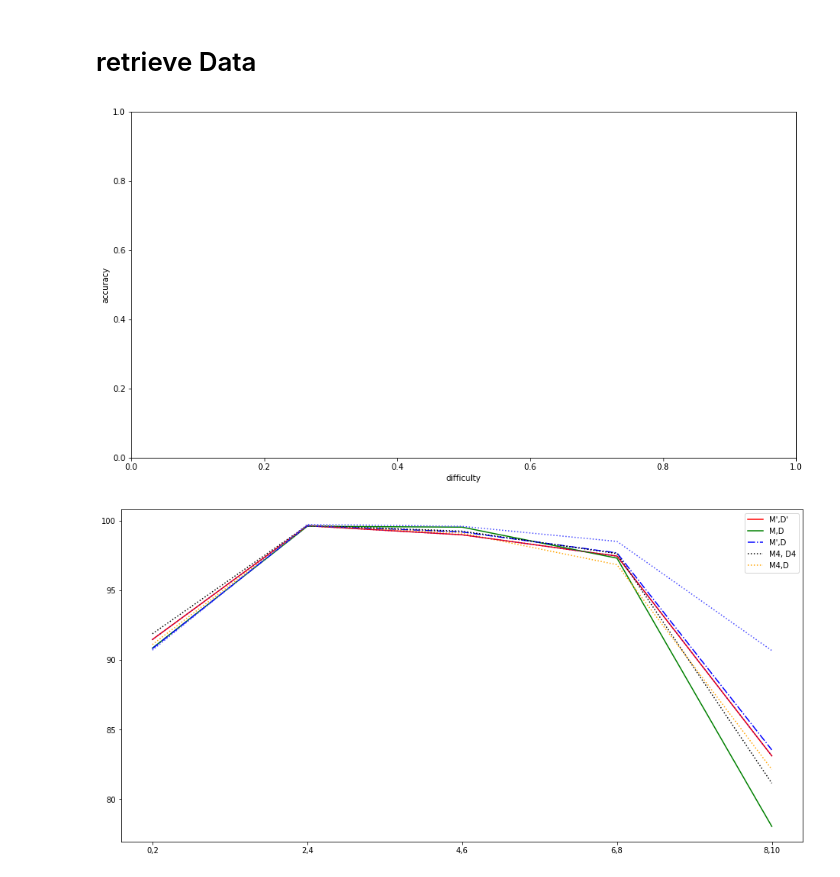
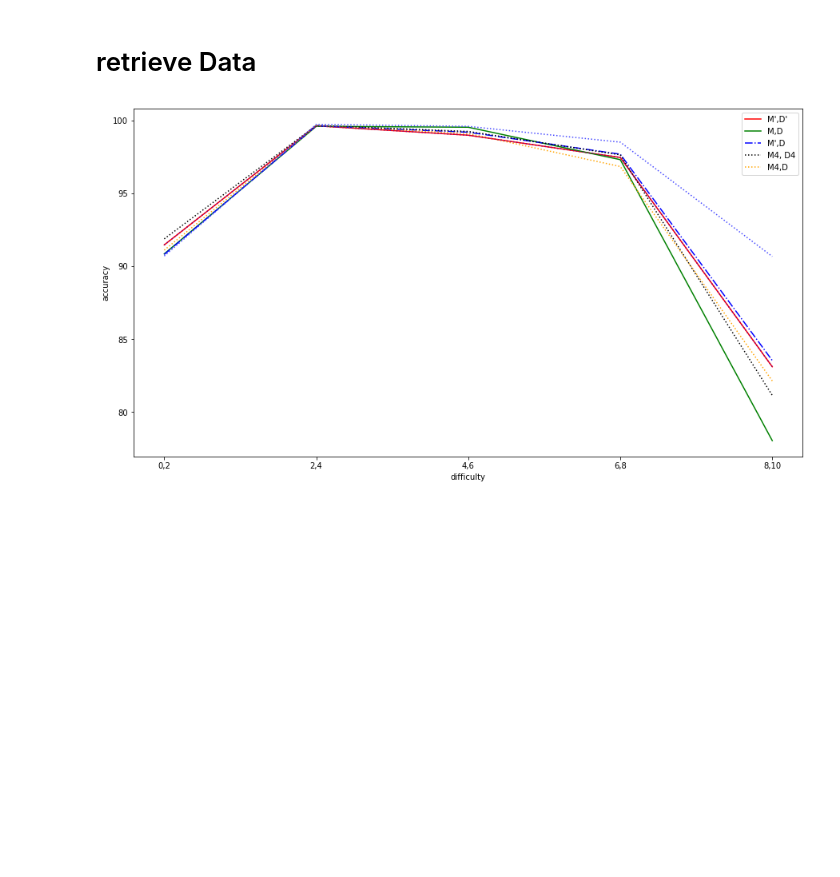
Before and after one commit to behzadnet/Intervention, a Jupyter notebook: plots_fashionMnist.ipynb, the cells around one changed output. Drawn from its saved outputs; the diff is of its cells as text; code cells hidden in the pictures; blank space fills up the shorter version.

```diff
--- a/plots_fashionMnist.ipynb
+++ b/plots_fashionMnist.ipynb
@@ -846,34 +848,33 @@ array([0.90711125, 0.99745095, 0.99606984, 0.98523711, 0.90680507])
 # %% [markdown]
 # retrieve Data
 # %%
-# meanPerBin = np.array([0.79911429, 0.8317701 , 0.8279106 , 0.81521758, 0.81394129,0.79659775, 0.78136204, 0.7744887 , 0.74064942, 0.67989944])
-# meanPerBinCont = np.array([0.7800258,  0.83596367, 0.83271156, 0.81696018, 0.82122909, 0.79755006, 0.79041608, 0.76958496, 0.74295535, 0.69217899])
-# meanPerBinCont_nor = np.array([0.79357795, 0.83053856, 0.82169406, 0.82186363, 0.82370602, 0.79388916, 0.77930374, 0.77309898, 0.74168162, 0.68372838])
-# meanPerBinBal = np.array([0.78498974, 0.83855680, 0.82553396, 0.82107758, 0.81414839, 0.80924323, 0.81469207, 0.76007291, 0.73365259, 0.69200589])
-# meanPerBinBal_nor = np.array([0.79348715, 0.83166712, 0.82205704, 0.81883997, 0.81243234, 0.79869765, 0.78910854, 0.77951118, 0.73790904, 0.69339632])
-# meanPerBinEasyout = np.array([0.79334218 , 0.79334218 , 0.79334218, 0.80756179, 0.8131354 , 0.79361026, 0.79262054, 0.78199897, 0.73976877, 0.70033181])
-# meanPerBinEasy_nor = np.array([0.78499383, 0.82561504, 0.82931231, 0.82032643, 0.81302297, 0.78776397, 0.79233419, 0.77548839, 0.74970538, 0.69538593])
+meanPerBin = np.array([0.90857169, 0.99608696, 0.99548023, 0.97322462, 0.78041297])
+meanPerBinCont = np.array([0.91473156, 0.99643455, 0.99000095, 0.97472413, 0.83111452])
+meanPerBinCont_nor = np.array([0.90819363, 0.99643015, 0.99205411, 0.97696814, 0.83540584])
+meanPerBinBal = np.array([0.91888459, 0.99669727, 0.99260397, 0.97652241, 0.81149581])
+meanPerBinBal_nor = np.array([0.91112821, 0.99640992, 0.99121775, 0.96850775, 0.82140897])
+meanPerBinEasyout = np.array([0.914731556, 0.99643454, 0.99000095, 0.97472413, 0.83111452])
+meanPerBinEasy_nor = np.array([0.90711125, 0.99745095, 0.99606984, 0.98523711, 0.90680507])
 # %%
 plt.xlabel("difficulty")
 plt.ylabel("accuracy")
 #plt.ylim([0, 100])
-plt.figure(figsize=(16,8))
+# plt.figure(figsize=(16,8))
 plt.rcParams['figure.figsize'] = [15, 8]
 plt.plot(['0,2','2,4','4,6','6,8','8,10'], meanPerBinCont*100, ls='-', color = 'red')
 plt.plot(['0,2','2,4','4,6','6,8','8,10'], meanPerBin*100, ls='-', color = 'green')
 plt.plot(['0,2','2,4','4,6','6,8','8,10'], meanPerBinCont_nor*100, ls='-.', color = 'blue')
 plt.plot(['0,2','2,4','4,6','6,8','8,10'], meanPerBinBal*100, ls=':', color = 'black')
 plt.plot(['0,2','2,4','4,6','6,8','8,10'], meanPerBinBal_nor*100, ls=':', color = 'orange')
 plt.plot(['0,2','2,4','4,6','6,8','8,10'], meanPerBinEasyout*100, ls=':', color = 'purple')
 plt.plot(['0,2','2,4','4,6','6,8','8,10'], meanPerBinEasy_nor*100, ls=':', color = '#4649FF')
 
 
 #plt.legend(["M',D'","M,D", "M',D","M'',D''","M'',D", "M4, D4", "M4,D"])
 plt.legend(["M',D'","M,D", "M',D","M4, D4", "M4,D"])
 plt.show()
 # %% [output]
-[figure, old version]
+[figure, new version]
-[figure, removed]
 # %%
 plt.xlabel("difficulty")
 plt.ylabel("accuracy")
```
Also changed, not shown: parts of 3 cells of this notebook.
